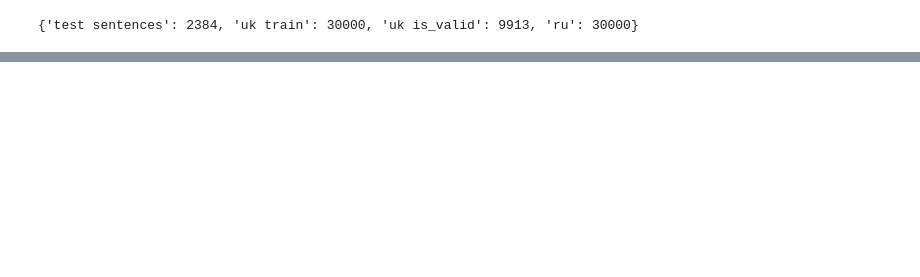
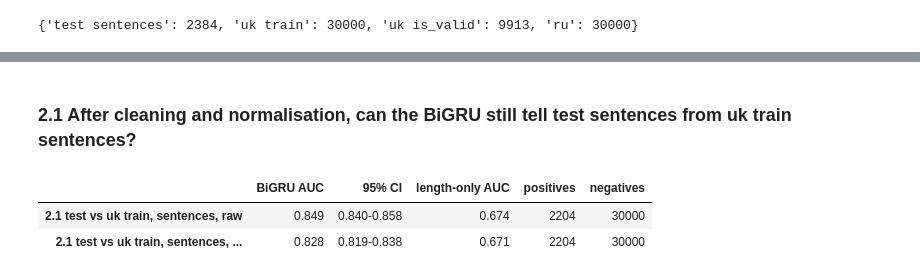
Before and after one commit to mykhailoisupov/RNN_for_NER, a Jupyter notebook: notebooks/adversarial_validation.ipynb, the cells around one changed output, grey strips where cells are left out. Cells and saved outputs as stored; diff of their text form; code cells hidden in the pictures; blank space fills up the shorter version.

```diff
--- a/notebooks/adversarial_validation.ipynb
+++ b/notebooks/adversarial_validation.ipynb
@@ -165,0 +224,10 @@ uk train sentences scoring above the test median: 5.1%
+# %% [markdown]
+### 2.1 After cleaning and normalisation, can the BiGRU still tell test sentences from uk train sentences?
+# %%
+compare("2.1 test vs uk train, sentences, raw", test_sents_norm, uk_train_norm)
+compare("2.1 test vs uk train, sentences, no punctuation/emoji/digits", strip_list(test_sents_norm), strip_list(uk_train_norm))
+show("2.1 test vs uk train, sentences, raw", "2.1 test vs uk train, sentences, no punctuation/emoji/digits")
+# %% [output]
+|  | BiGRU AUC | 95% CI | length-only AUC | positives | negatives |
+| 2.1 test vs uk train, sentences, raw | 0.849 | 0.840-0.858 | 0.674 | 2204 | 30000 |
+| 2.1 test vs uk train, sentences, ... | 0.828 | 0.819-0.838 | 0.671 | 2204 | 30000 |
```
Also changed, not shown: parts of 42 cells of this notebook.
